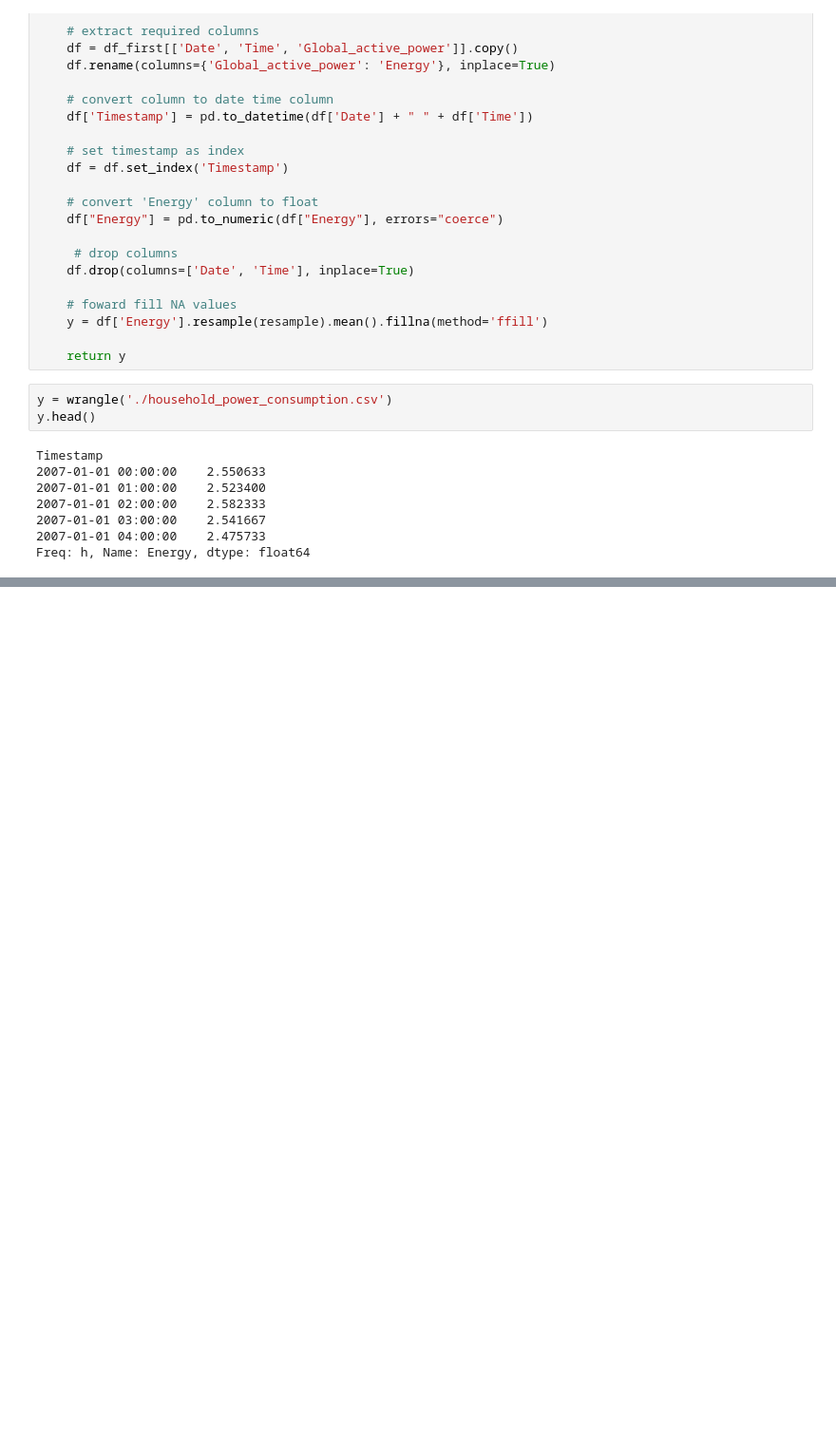
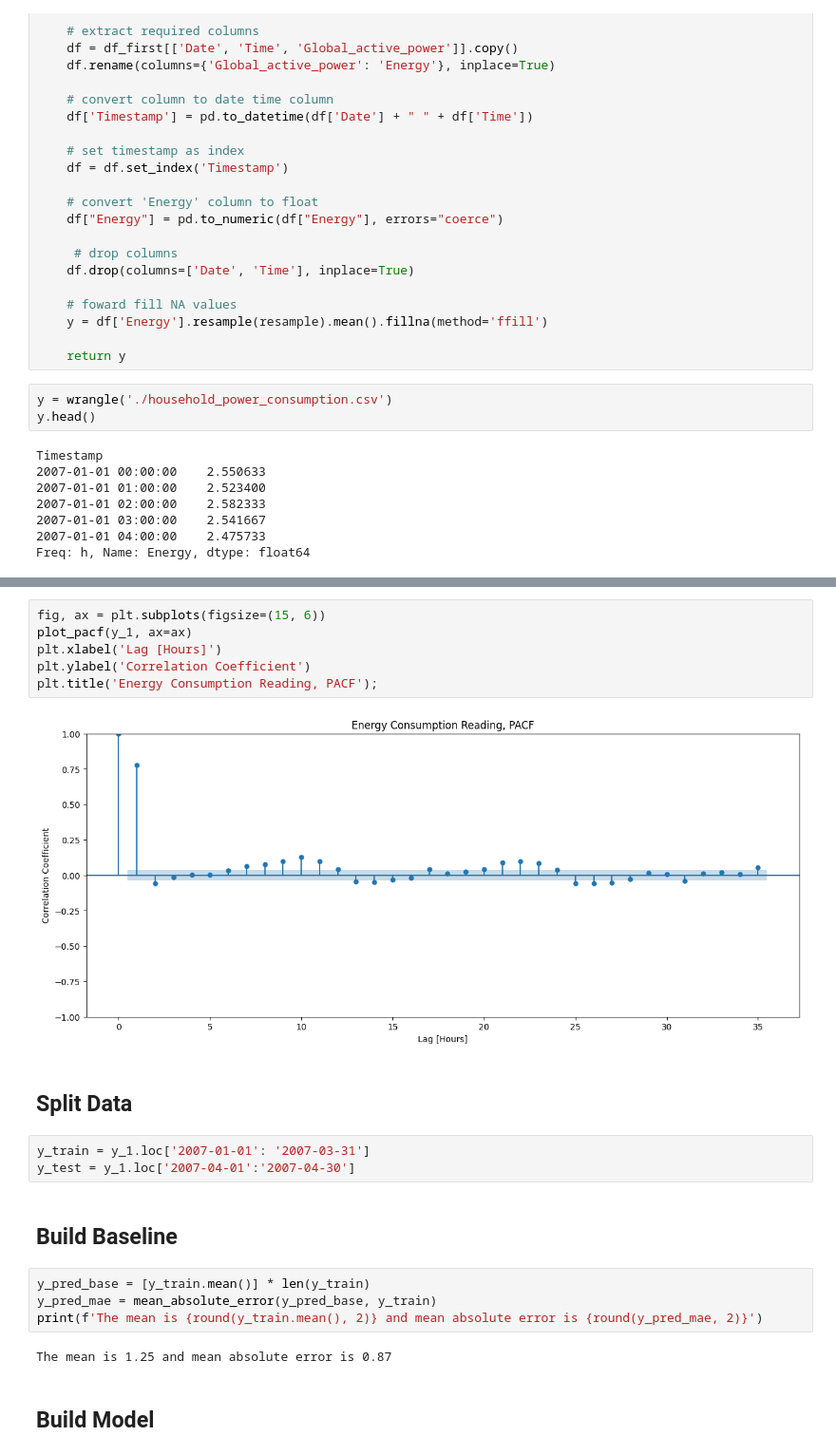
Before and after one commit to Bolajiiii/Electricity-Prediction, a Jupyter notebook: Electricity_Prediction.ipynb, the cells around one changed output, grey strips where cells are left out. Shown at 95% size. Saved outputs shown, nothing was run; the diff lists cells and outputs as text; blank space fills up the shorter version.

```diff
--- a/Electricity_Prediction.ipynb
+++ b/Electricity_Prediction.ipynb
@@ -55,0 +77,23 @@ The spike between May and June may be due to the fact that it is summer and more
+# %%
+fig, ax = plt.subplots(figsize=(15, 6))
+plot_pacf(y_1, ax=ax)
+plt.xlabel('Lag [Hours]')
+plt.ylabel('Correlation Coefficient')
+plt.title('Energy Consumption Reading, PACF');
+# %% [output]
+[figure, added]
+# %% [markdown]
+## Split Data
+# %%
+y_train = y_1.loc['2007-01-01': '2007-03-31']
+y_test = y_1.loc['2007-04-01':'2007-04-30']
+# %% [markdown]
+## Build Baseline
+# %%
+y_pred_base = [y_train.mean()] * len(y_train)
+y_pred_mae = mean_absolute_error(y_pred_base, y_train)
+print(f'The mean is {round(y_train.mean(), 2)} and mean absolute error is {round(y_pred_mae, 2)}')
+# %% [output]
+The mean is 1.25 and mean absolute error is 0.87
+# %% [markdown]
+## Build Model
```
Also changed, not shown: parts of 28 cells of this notebook.
